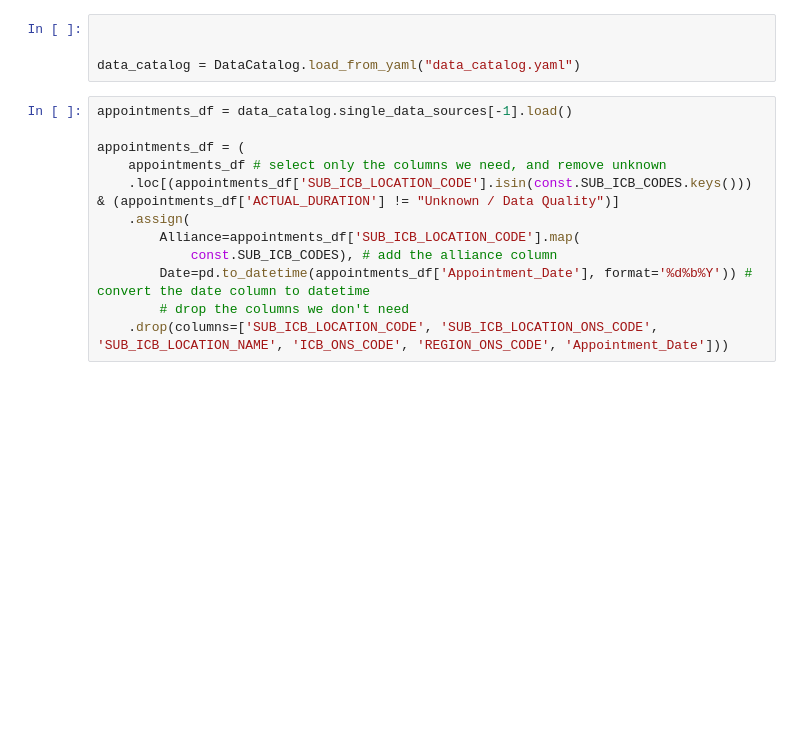
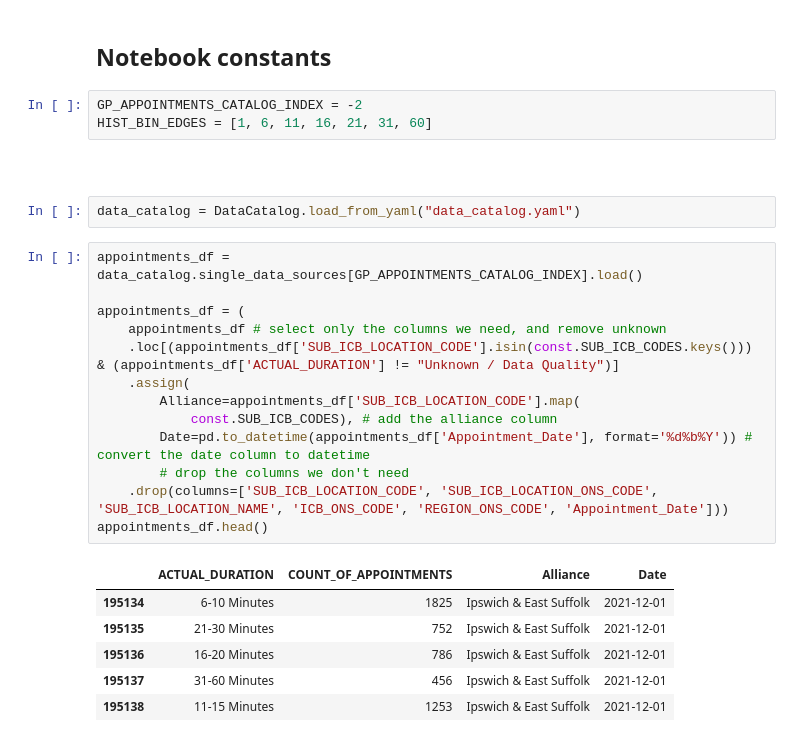
Before and after one commit to SNEE-ICS/PrimaryCareDemandAndCapacity, a Jupyter notebook: AppointmentDuration.ipynb, the cells around one changed output. Cells and saved outputs as stored; diff of their text form; blank space fills up the shorter version.

```diff
--- a/AppointmentDuration.ipynb
+++ b/AppointmentDuration.ipynb
@@ -8,18 +22,31 @@ SyntaxError: invalid syntax (2655615332.py, line 4)
+# %% [markdown]
+## Notebook constants
+# %%
+GP_APPOINTMENTS_CATALOG_INDEX = -2
+HIST_BIN_EDGES = [1, 6, 11, 16, 21, 31, 60]
+# %% [markdown]
+##
 # %%
-
-
 data_catalog = DataCatalog.load_from_yaml("data_catalog.yaml")
 # %%
-appointments_df = data_catalog.single_data_sources[-1].load()
+appointments_df = data_catalog.single_data_sources[GP_APPOINTMENTS_CATALOG_INDEX].load()
 
 appointments_df = (
     appointments_df # select only the columns we need, and remove unknown
     .loc[(appointments_df['SUB_ICB_LOCATION_CODE'].isin(const.SUB_ICB_CODES.keys())) & (appointments_df['ACTUAL_DURATION'] != "Unknown / Data Quality")]
     .assign(
         Alliance=appointments_df['SUB_ICB_LOCATION_CODE'].map(
             const.SUB_ICB_CODES), # add the alliance column
         Date=pd.to_datetime(appointments_df['Appointment_Date'], format='%d%b%Y')) # convert the date column to datetime
         # drop the columns we don't need
     .drop(columns=['SUB_ICB_LOCATION_CODE', 'SUB_ICB_LOCATION_ONS_CODE', 'SUB_ICB_LOCATION_NAME', 'ICB_ONS_CODE', 'REGION_ONS_CODE', 'Appointment_Date']))
+appointments_df.head()
+# %% [output]
+|  | ACTUAL_DURATION | COUNT_OF_APPOINTMENTS | Alliance | Date |
+| 195134 | 6-10 Minutes | 1825 | Ipswich & East Suffolk | 2021-12-01 |
+| 195135 | 21-30 Minutes | 752 | Ipswich & East Suffolk | 2021-12-01 |
+| 195136 | 16-20 Minutes | 786 | Ipswich & East Suffolk | 2021-12-01 |
+| 195137 | 31-60 Minutes | 456 | Ipswich & East Suffolk | 2021-12-01 |
+| 195138 | 11-15 Minutes | 1253 | Ipswich & East Suffolk | 2021-12-01 |
 # %%
 appointments_binned_df = (appointments_df
```
Also changed, not shown: parts of 16 cells of this notebook.
